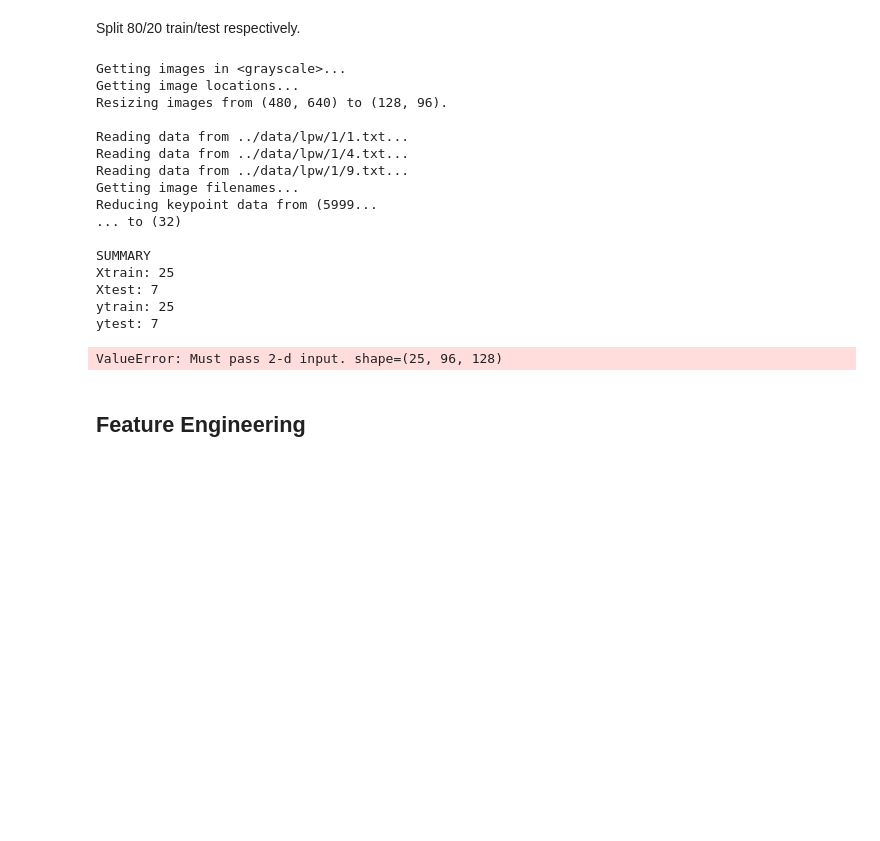
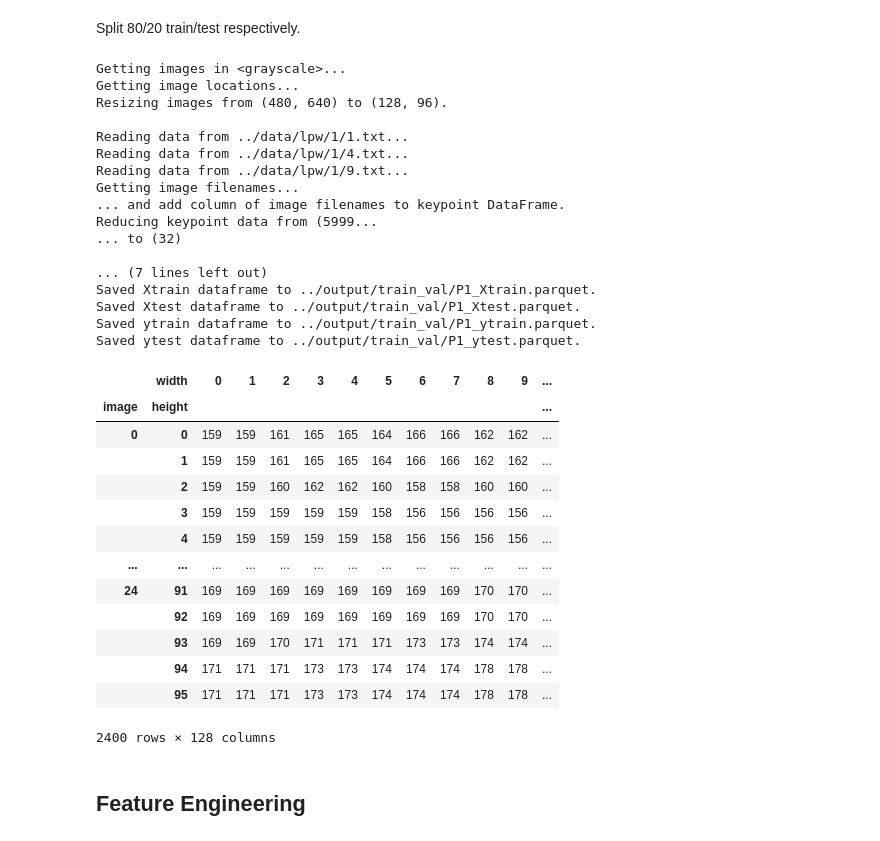
Before and after one commit to Leighson/lighthouse-final-project, a Jupyter notebook: src/journal.ipynb, the cells around one changed output. Drawn from its saved outputs; the diff is of its cells as text; code cells hidden in the pictures; blank space fills up the shorter version.

Commit message:
Exported train/test datasets to parquet.

```diff
--- a/src/journal.ipynb
+++ b/src/journal.ipynb
@@ -96,7 +98,7 @@ utils.show_image_keypoint(
 # %% [markdown]
 Split 80/20 train/test respectively.
 # %%
-Xtrain, Xtest, ytrain, ytest = dataset.get_data()
+Xtrain, Xtest, ytrain, ytest = dataset.get_data(save=True)
 # %% [output]
 Getting images in <grayscale>...
 Getting image locations...
@@ -106,18 +108,32 @@ Reading data from ../data/lpw/1/1.txt...
 Reading data from ../data/lpw/1/4.txt...
 Reading data from ../data/lpw/1/9.txt...
 Getting image filenames...
+... and add column of image filenames to keypoint DataFrame.
 Reducing keypoint data from (5999...
 ... to (32)
 
-SUMMARY
-Xtrain: 25
-Xtest: 7
-ytrain: 25
-ytest: 7
+... (7 lines left out)
+Saved Xtrain dataframe to ../output/train_val/P1_Xtrain.parquet.
+Saved Xtest dataframe to ../output/train_val/P1_Xtest.parquet.
+Saved ytrain dataframe to ../output/train_val/P1_ytrain.parquet.
+Saved ytest dataframe to ../output/train_val/P1_ytest.parquet.
-# %%
-pd.DataFrame(Xtrain).shape
-# %% [output]
-ValueError: Must pass 2-d input. shape=(25, 96, 128)
+# %%
+utils.array_to_df(Xtrain)
+# %% [output]
+|  | width | 0 | 1 | 2 | 3 | 4 | 5 | 6 | 7 | 8 | 9 | ... |
+| image | height |  |  |  |  |  |  |  |  |  |  | ... |
+| 0 | 0 | 159 | 159 | 161 | 165 | 165 | 164 | 166 | 166 | 162 | 162 | ... |
+|  | 1 | 159 | 159 | 161 | 165 | 165 | 164 | 166 | 166 | 162 | 162 | ... |
+|  | 2 | 159 | 159 | 160 | 162 | 162 | 160 | 158 | 158 | 160 | 160 | ... |
+|  | 3 | 159 | 159 | 159 | 159 | 159 | 158 | 156 | 156 | 156 | 156 | ... |
+|  | 4 | 159 | 159 | 159 | 159 | 159 | 158 | 156 | 156 | 156 | 156 | ... |
+| ... | ... | ... | ... | ... | ... | ... | ... | ... | ... | ... | ... | ... |
+| 24 | 91 | 169 | 169 | 169 | 169 | 169 | 169 | 169 | 169 | 170 | 170 | ... |
+|  | 92 | 169 | 169 | 169 | 169 | 169 | 169 | 169 | 169 | 170 | 170 | ... |
+|  | 93 | 169 | 169 | 170 | 171 | 171 | 171 | 173 | 173 | 174 | 174 | ... |
+|  | 94 | 171 | 171 | 171 | 173 | 173 | 174 | 174 | 174 | 178 | 178 | ... |
+|  | 95 | 171 | 171 | 171 | 173 | 173 | 174 | 174 | 174 | 178 | 178 | ... |
+2400 rows × 128 columns
 # %% [markdown]
 ## Feature Engineering
 # %% [markdown]
```
Also changed, not shown: parts of 13 cells of this notebook, 6 other files.
